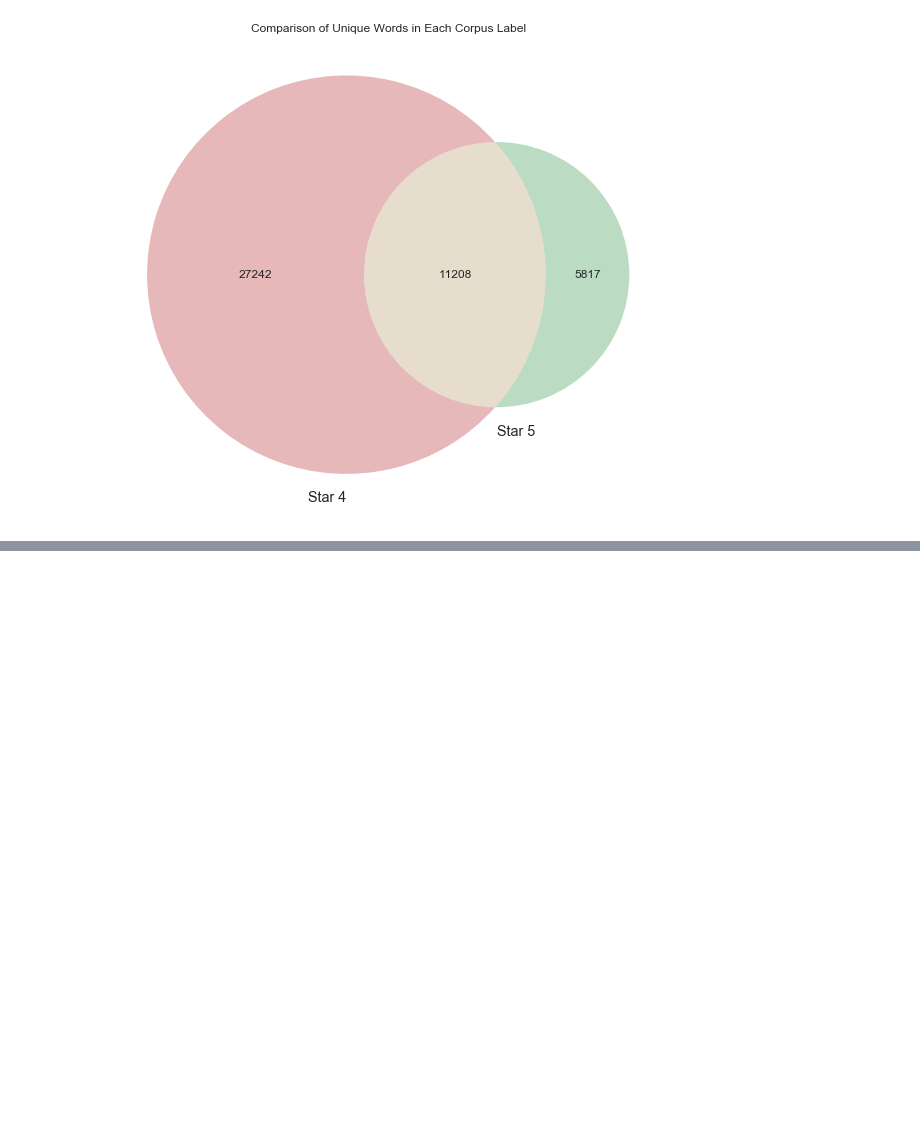
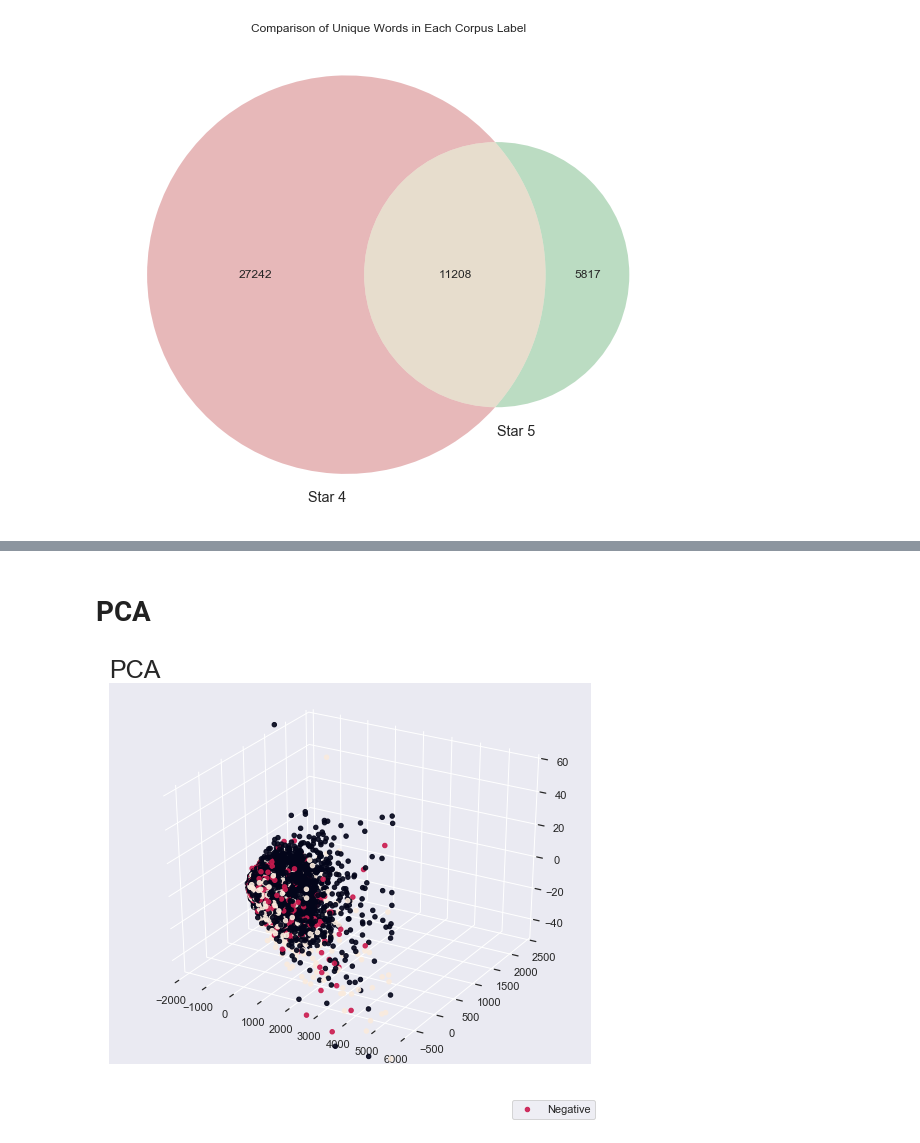
Before and after one commit to vanitoz/Reviews_Classification_System, a Jupyter notebook: modules/eda.ipynb, the cells around one changed output, grey strips where cells are left out. Drawn from its saved outputs; the diff is of its cells as text; code cells hidden in the pictures; blank space fills up the shorter version.

```diff
--- a/modules/eda.ipynb
+++ b/modules/eda.ipynb
@@ -329,0 +338,41 @@ conn.close()
+# %% [markdown]
+# PCA
+# %%
+pca = PCA(n_components=3)
+pca_result = pca.fit_transform(corpus_processed.iloc[:,8:])
+
+corpus_processed['pca-one'] = pca_result[:,0]
+corpus_processed['pca-two'] = pca_result[:,1]
+corpus_processed['pca-three'] = pca_result[:,2]
+# %%
+corpus_processed['rating']=pd.Categorical(corpus_processed['rating'])
+corpus_processed['target'] = corpus_processed['rating'].cat.codes
+# %%
+fig = plt.figure(figsize=(19, 7))
+
+# plot PCA
+ax = fig.add_subplot(1, 2, 1, projection='3d')
+ax.set_title('PCA', fontsize=25, loc='left')
+ax.scatter(xs=corpus_processed["pca-one"],
+           ys=corpus_processed["pca-two"],
+           zs=corpus_processed["pca-three"],
+           c=corpus_processed['target'],
+           alpha=.9,)
+           # cmap=sns.color_palette(palette = "Blues", n_colors=2))
+
+ax.w_xaxis.line.set_color((1.0, 1.0, 1.0, 0.0))
+ax.w_yaxis.line.set_color((1.0, 1.0, 1.0, 0.0))
+ax.w_zaxis.line.set_color((1.0, 1.0, 1.0, 0.0))
+
+ax.xaxis.set_pane_color((1.0, 1.0, 1.0, 0.0))
+ax.yaxis.set_pane_color((1.0, 1.0, 1.0, 0.0))
+ax.zaxis.set_pane_color((1.0, 1.0, 1.0, 0.0))
+
+ax.set_xlim(left=-2000, right=6000)
+ax.set_ylim(bottom=-700, top=2500)
+ax.set_zlim(-50, 60)
+
+ax.legend(['Negative','Neutral','Positive'], bbox_to_anchor=(1.02, -0.08))
+plt.show()
+# %% [output]
+[figure, added]
```
Also changed, not shown: parts of 5 cells of this notebook, 2 other files.
